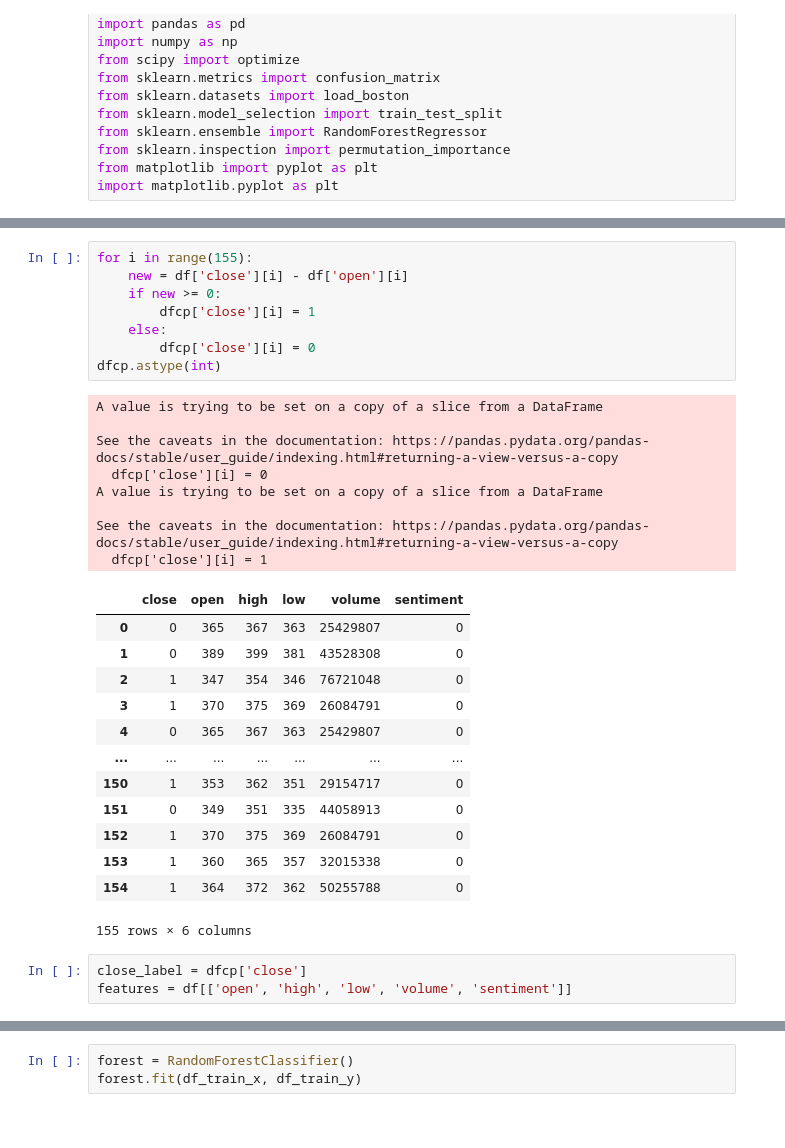
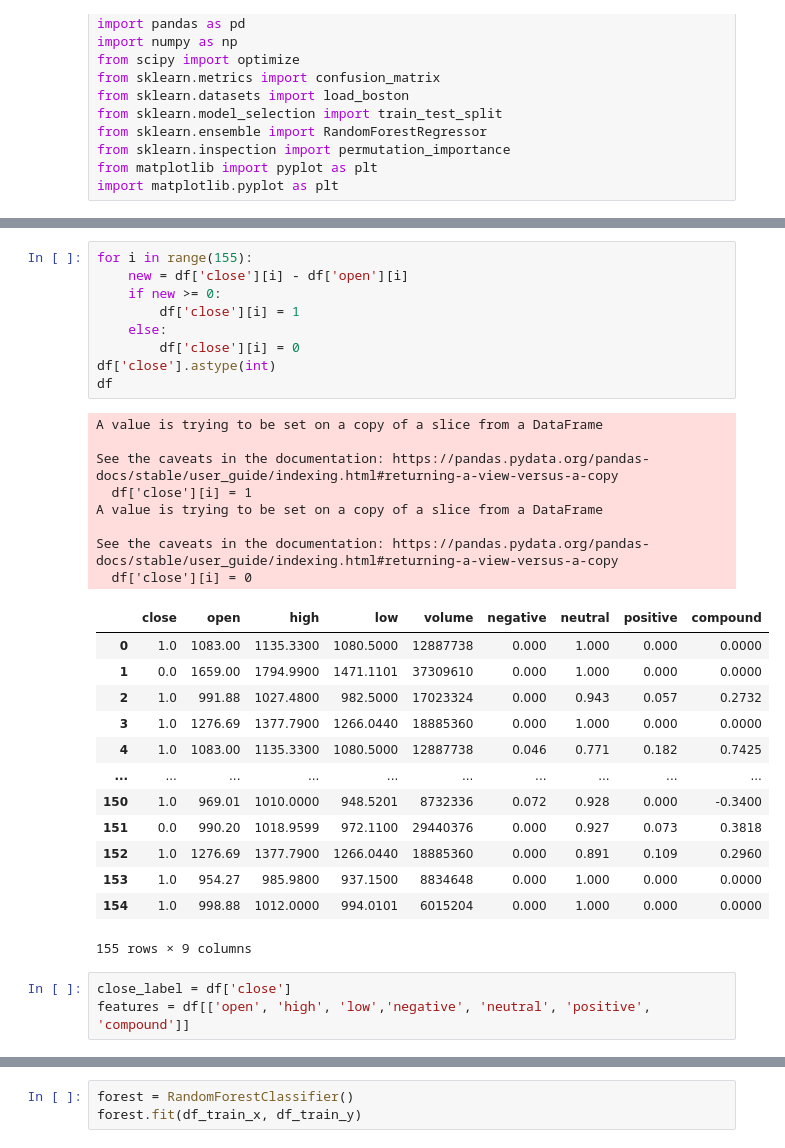
Before and after one commit to KBookwalter/CISC484-stock-predicitons, a Jupyter notebook: Py.ipynb, the cells around one changed output, grey strips where cells are left out. Cells and saved outputs as stored; diff of their text form.

```diff
--- a/Py.ipynb
+++ b/Py.ipynb
@@ -68,36 +51,37 @@ dfcp
 # %%
 for i in range(155):
     new = df['close'][i] - df['open'][i]
     if new >= 0:
-        dfcp['close'][i] = 1
+        df['close'][i] = 1
     else:
-        dfcp['close'][i] = 0
-dfcp.astype(int)
+        df['close'][i] = 0
+df['close'].astype(int)
+df
 # %% [output]
 A value is trying to be set on a copy of a slice from a DataFrame
 
 See the caveats in the documentation: https://pandas.pydata.org/pandas-docs/stable/user_guide/indexing.html#returning-a-view-versus-a-copy
-  dfcp['close'][i] = 0
+  df['close'][i] = 1
 A value is trying to be set on a copy of a slice from a DataFrame
 
 See the caveats in the documentation: https://pandas.pydata.org/pandas-docs/stable/user_guide/indexing.html#returning-a-view-versus-a-copy
-  dfcp['close'][i] = 1
+  df['close'][i] = 0
-|  | close | open | high | low | volume | sentiment |
-| 0 | 0 | 365 | 367 | 363 | 25429807 | 0 |
-| 1 | 0 | 389 | 399 | 381 | 43528308 | 0 |
-| 2 | 1 | 347 | 354 | 346 | 76721048 | 0 |
-| 3 | 1 | 370 | 375 | 369 | 26084791 | 0 |
-| 4 | 0 | 365 | 367 | 363 | 25429807 | 0 |
-| ... | ... | ... | ... | ... | ... | ... |
-| 150 | 1 | 353 | 362 | 351 | 29154717 | 0 |
-| 151 | 0 | 349 | 351 | 335 | 44058913 | 0 |
-| 152 | 1 | 370 | 375 | 369 | 26084791 | 0 |
-| 153 | 1 | 360 | 365 | 357 | 32015338 | 0 |
-| 154 | 1 | 364 | 372 | 362 | 50255788 | 0 |
+|  | close | open | high | low | volume | negative | neutral | positive | compound |
+| 0 | 1.0 | 1083.00 | 1135.3300 | 1080.5000 | 12887738 | 0.000 | 1.000 | 0.000 | 0.0000 |
+| 1 | 0.0 | 1659.00 | 1794.9900 | 1471.1101 | 37309610 | 0.000 | 1.000 | 0.000 | 0.0000 |
+| 2 | 1.0 | 991.88 | 1027.4800 | 982.5000 | 17023324 | 0.000 | 0.943 | 0.057 | 0.2732 |
+| 3 | 1.0 | 1276.69 | 1377.7900 | 1266.0440 | 18885360 | 0.000 | 1.000 | 0.000 | 0.0000 |
+| 4 | 1.0 | 1083.00 | 1135.3300 | 1080.5000 | 12887738 | 0.046 | 0.771 | 0.182 | 0.7425 |
+| ... | ... | ... | ... | ... | ... | ... | ... | ... | ... |
+| 150 | 1.0 | 969.01 | 1010.0000 | 948.5201 | 8732336 | 0.072 | 0.928 | 0.000 | -0.3400 |
+| 151 | 0.0 | 990.20 | 1018.9599 | 972.1100 | 29440376 | 0.000 | 0.927 | 0.073 | 0.3818 |
+| 152 | 1.0 | 1276.69 | 1377.7900 | 1266.0440 | 18885360 | 0.000 | 0.891 | 0.109 | 0.2960 |
+| 153 | 1.0 | 954.27 | 985.9800 | 937.1500 | 8834648 | 0.000 | 1.000 | 0.000 | 0.0000 |
+| 154 | 1.0 | 998.88 | 1012.0000 | 994.0101 | 6015204 | 0.000 | 1.000 | 0.000 | 0.0000 |
-155 rows × 6 columns
+155 rows × 9 columns
 # %%
-close_label = dfcp['close']
-features = df[['open', 'high', 'low', 'volume', 'sentiment']]
+close_label = df['close']
+features = df[['open', 'high', 'low','negative', 'neutral', 'positive',  'compound']]
 # %%
 close_label
 # %% [output]
```
Also changed, not shown: parts of 12 cells of this notebook.
